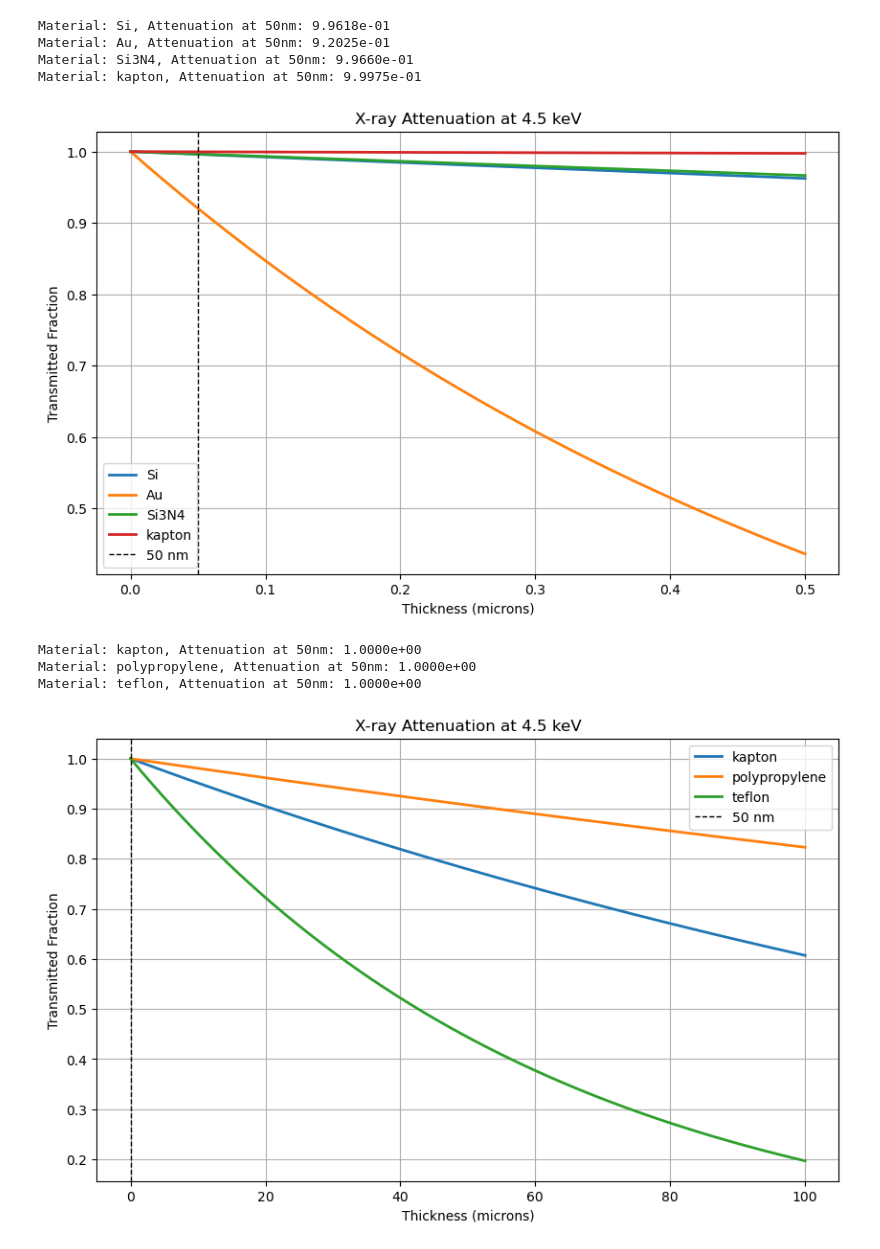
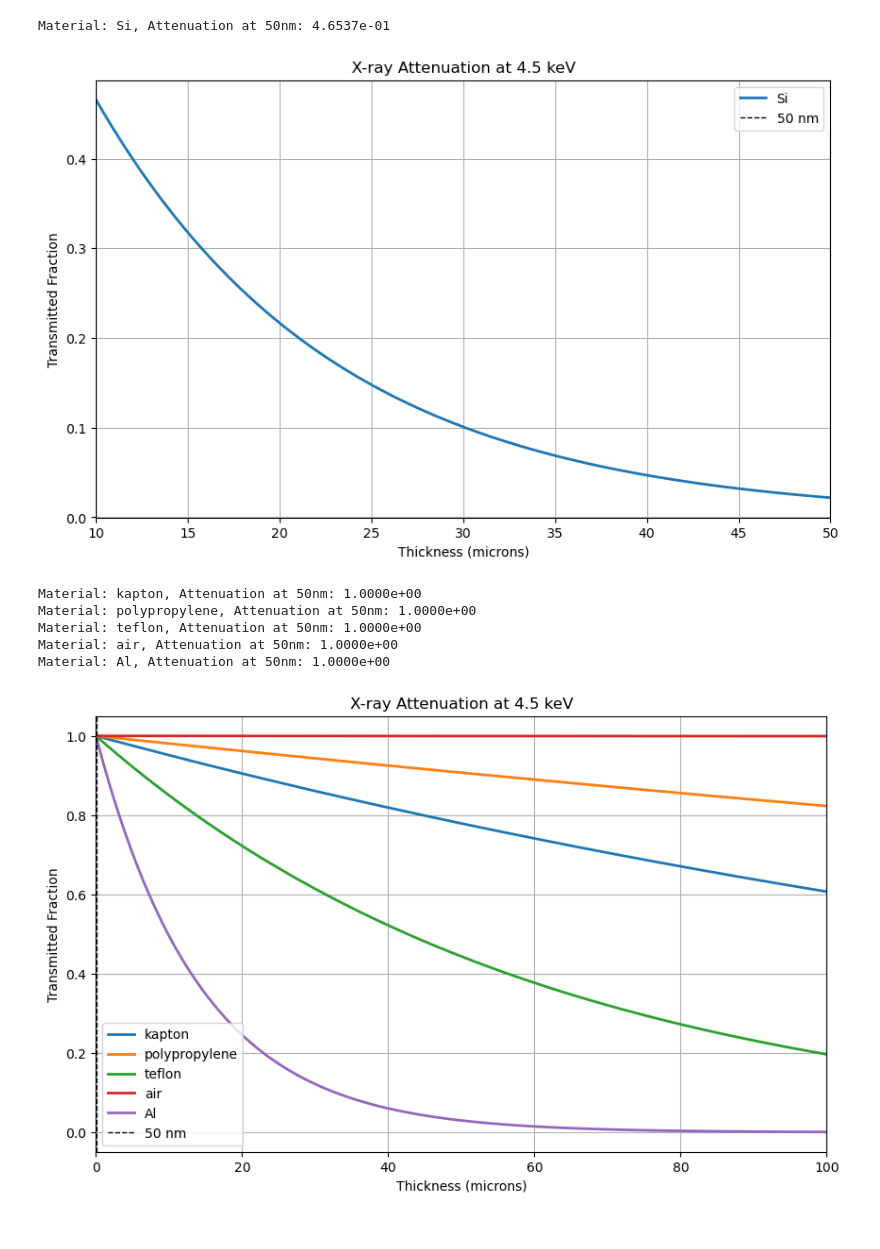
Before and after one commit to rw588/ETH-Simulations, a Jupyter notebook: XRaySims/XAttentuation.ipynb, the cells around one changed output. Drawn from its saved outputs; the diff is of its cells as text; code cells hidden in the pictures.

```diff
--- a/XRaySims/XAttentuation.ipynb
+++ b/XRaySims/XAttentuation.ipynb
@@ -49,6 +49,7 @@ def plot_multiple_materials(materials, energy, lower_limit, upper_limit):
     plt.title(f'X-ray Attenuation at {energy / 1000:.1f} keV')
     plt.xlabel('Thickness (microns)')
     plt.ylabel('Transmitted Fraction')
+    plt.xlim(10**4*lower_limit, 10**4*upper_limit)
     plt.legend()
     plt.grid(True)
     plt.show()
@@ -96,22 +97,23 @@ plt.show()
 # %%
 # Example usage:
-materials = ['Si', 'Au', 'Si3N4', 'kapton']
-plot_multiple_materials(materials, 4500, 0, 0.00005)
+#materials = ['Si', 'Au', 'Si3N4', 'kapton']
+#materials = ['Al', 'kapton', 'Au']
+materials = ['Si']
+plot_multiple_materials(materials, 4500, 0.001, 0.005)
 # %% [output]
-Material: Si, Attenuation at 50nm: 9.9618e-01
-Material: Au, Attenuation at 50nm: 9.2025e-01
-Material: Si3N4, Attenuation at 50nm: 9.9660e-01
-Material: kapton, Attenuation at 50nm: 9.9975e-01
+Material: Si, Attenuation at 50nm: 4.6537e-01
-[figure, old version]
+[figure, new version]
 # %%
 # Example usage:
-materials = ['kapton', 'polypropylene', 'teflon']
+materials = ['kapton', 'polypropylene', 'teflon', 'air', 'Al']
 plot_multiple_materials(materials, 4500, 0, 0.01)
 # %% [output]
 Material: kapton, Attenuation at 50nm: 1.0000e+00
 Material: polypropylene, Attenuation at 50nm: 1.0000e+00
 Material: teflon, Attenuation at 50nm: 1.0000e+00
+Material: air, Attenuation at 50nm: 1.0000e+00
+Material: Al, Attenuation at 50nm: 1.0000e+00
-[figure, old version]
+[figure, new version]
 # %%
 #get material
 for name, m in get_materials().items():
```
Also changed, not shown: parts of 3 cells of this notebook, 4 other files.
